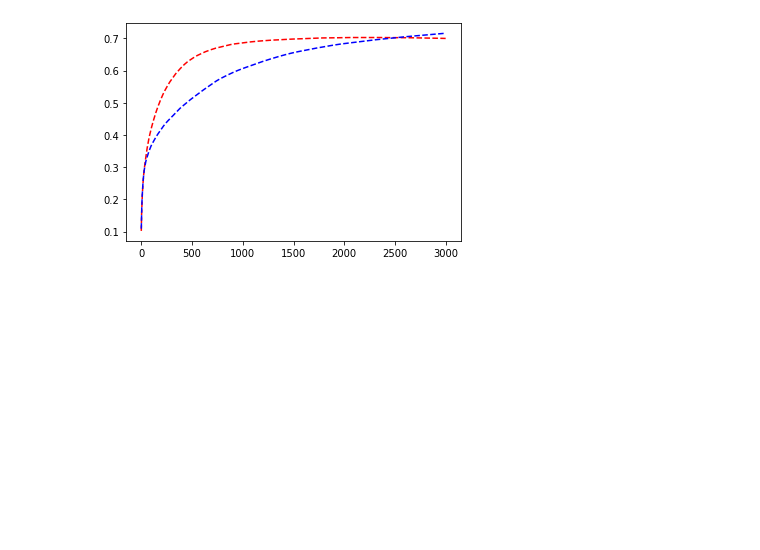
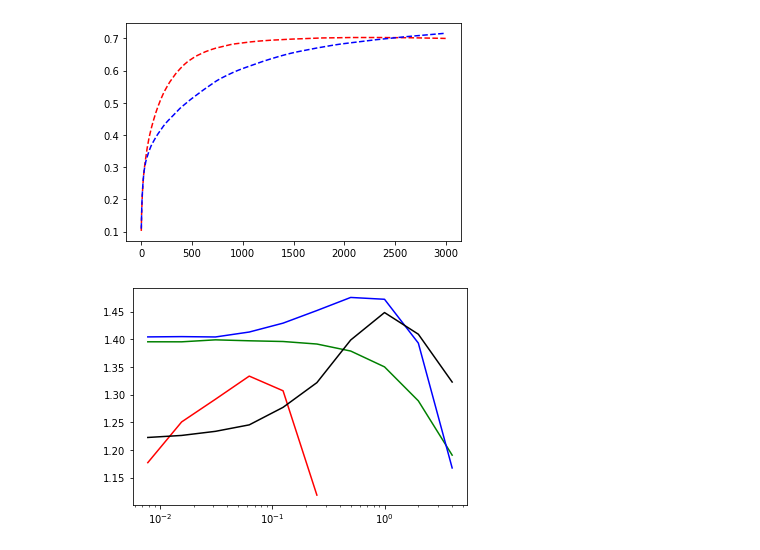
Before and after one commit to returaj/myrl, a Jupyter notebook: rl_sutton/chapter02/graphs.ipynb, the cells around one changed output. Saved outputs shown, nothing was run; the diff lists cells and outputs as text; code cells hidden in the pictures; blank space fills up the shorter version.

```diff
--- a/rl_sutton/chapter02/graphs.ipynb
+++ b/rl_sutton/chapter02/graphs.ipynb
@@ -56,0 +70,16 @@ plt.plot(sample_avg_opti, 'r--', constant_opti, 'b--')
+# %%
+ep_greedy_x, ep_greedy_y = read_file_in_df('./ep_greedy.csv')
+# %%
+gradient_bandit_x, gradient_bandit_y = read_file_in_df('./gradient_bandit.csv')
+# %%
+ucb_x, ucb_y = read_file_in_df('./ucb.csv')
+# %%
+optimistic_greedy_x, optimistic_greedy_y = read_file_in_df('./optimistic_greedy.csv')
+# %%
+plt.plot(ep_greedy_x, ep_greedy_y, 'r-')
+plt.plot(gradient_bandit_x, gradient_bandit_y, 'g-')
+plt.plot(ucb_x, ucb_y, 'b-')
+plt.plot(optimistic_greedy_x, optimistic_greedy_y, 'k')
+plt.xscale('log')
+# %% [output]
+[figure, added]
```
Also changed, not shown: parts of 2 cells of this notebook, 1 other file.
